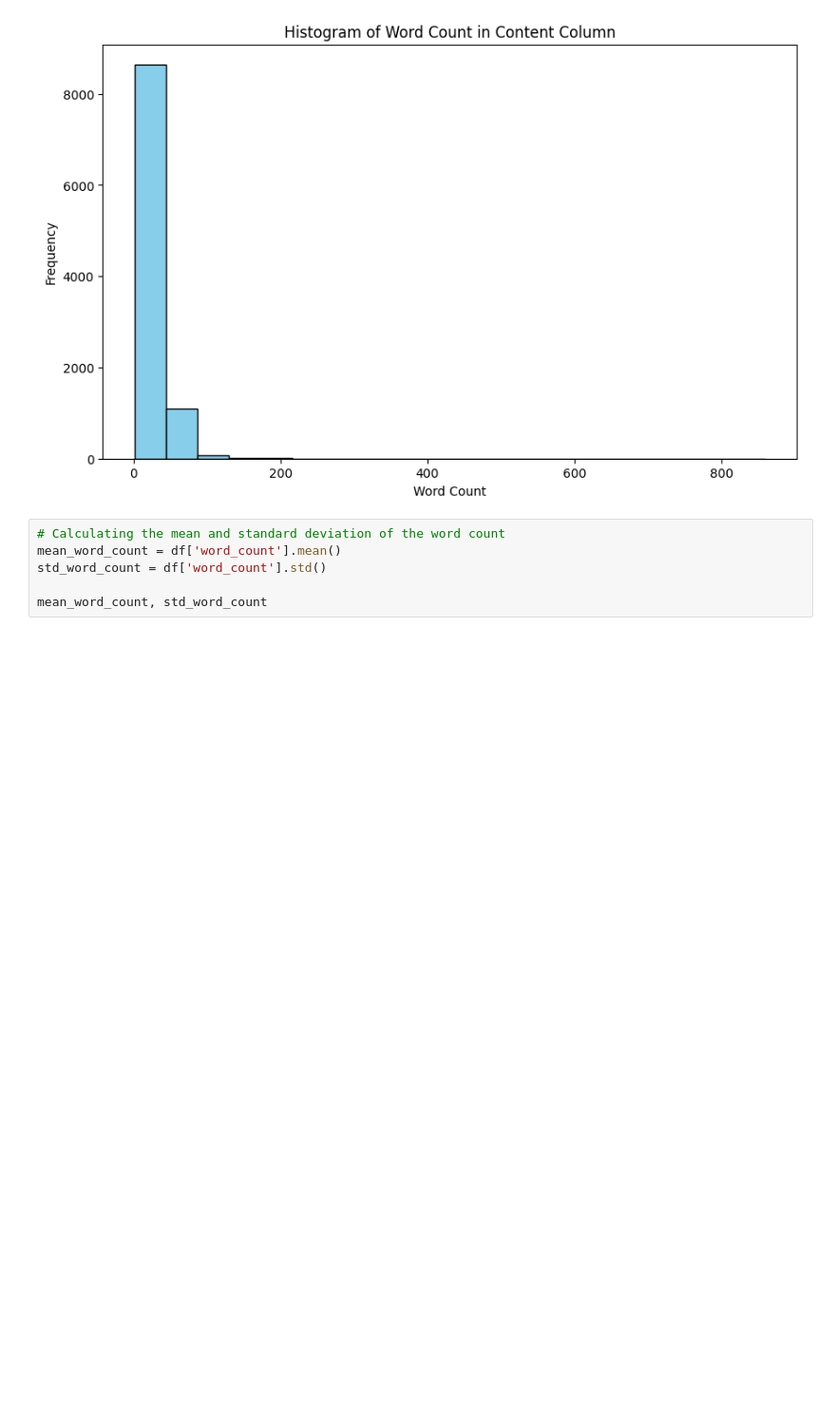
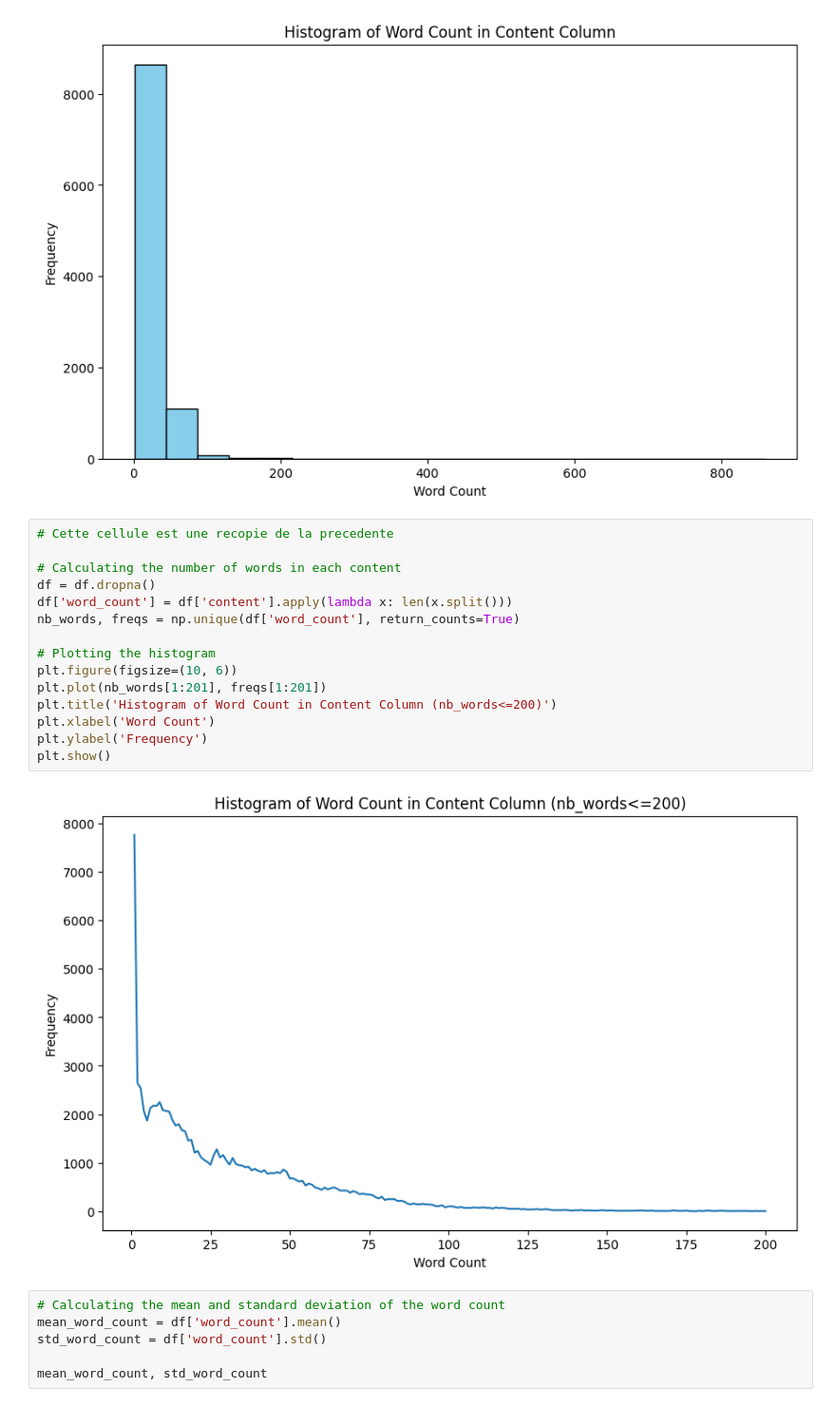
Before and after one commit to Allaa-boutaleb/Mastodon-Offensive-Speech-Detection, a Jupyter notebook: src/notebooks/app_viz.ipynb, the cells around one changed output. Shown at 95% size. Drawn from its saved outputs; the diff is of its cells as text; blank space fills up the shorter version.

```diff
--- a/src/notebooks/app_viz.ipynb
+++ b/src/notebooks/app_viz.ipynb
@@ -212,6 +216,23 @@ plt.ylabel('Frequency')
 plt.show()
 # %% [output]
 [figure]
+# %%
+# Cette cellule est une recopie de la precedente
+
+# Calculating the number of words in each content
+df = df.dropna()
+df['word_count'] = df['content'].apply(lambda x: len(x.split()))
+nb_words, freqs = np.unique(df['word_count'], return_counts=True)
+
+# Plotting the histogram
+plt.figure(figsize=(10, 6))
+plt.plot(nb_words[1:201], freqs[1:201])
+plt.title('Histogram of Word Count in Content Column (nb_words<=200)')
+plt.xlabel('Word Count')
+plt.ylabel('Frequency')
+plt.show()
+# %% [output]
+[figure, added]
 # %%
 # Calculating the mean and standard deviation of the word count
 mean_word_count = df['word_count'].mean()
```
Also changed, not shown: parts of 9 cells of this notebook, 7 other files.
